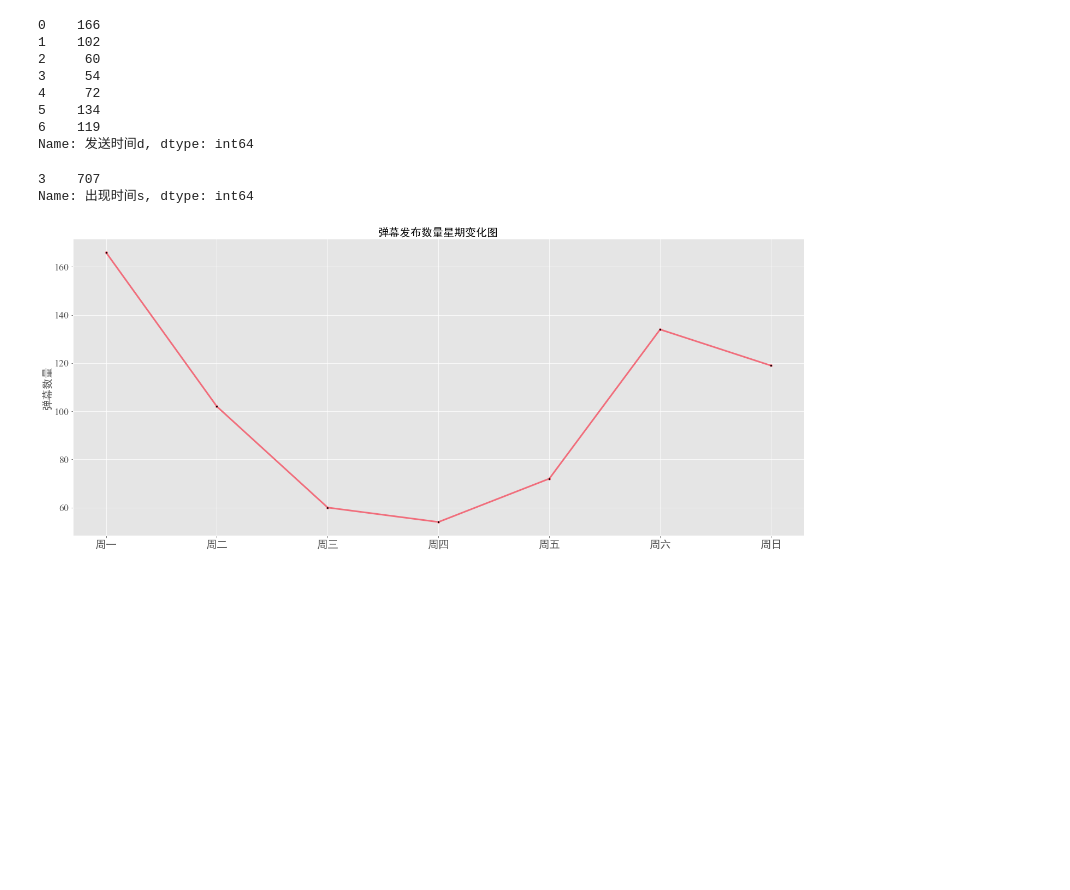
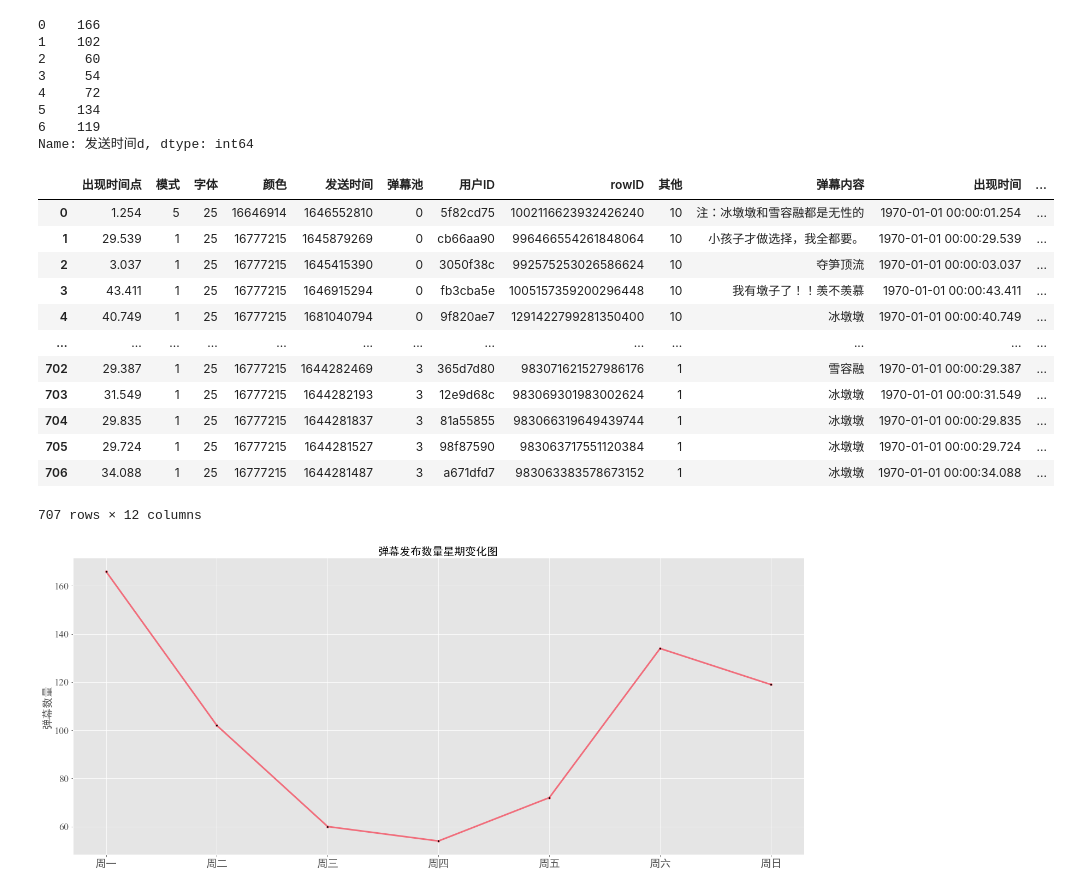
Before and after one commit to lmyljjljh/shujufenxi, a Jupyter notebook: 商务数据分析/2023.4.26-综合案例-B站爬取数据-冰墩墩-共享.ipynb, the cells around one changed output. Drawn from its saved outputs; the diff is of its cells as text; code cells hidden in the pictures; blank space fills up the shorter version.

```diff
--- a/商务数据分析/2023.4.26-综合案例-B站爬取数据-冰墩墩-共享.ipynb
+++ b/商务数据分析/2023.4.26-综合案例-B站爬取数据-冰墩墩-共享.ipynb
@@ -350,20 +353,31 @@ Name: 发送时间d, dtype: int64
 # %%
 comments['出现时间'] = pd.to_datetime(comments['出现时间点'],unit='s')
 comments['出现时间s'] = comments['出现时间'].dt.round('s')  #向下取整到秒：floor('s')，四舍五入到秒： round('s')
 comments['出现时间s'] = comments['出现时间s'].dt.dayofweek
 
-comments['出现时间s'].value_counts() #
+# comments['出现时间s'].value_counts() #
 
-# # 取前20个时间点，做折线图
+# # # 取前20个时间点，做折线图
 
-com_num = comments['出现时间s'].value_counts().sort_values(ascending=False)[:20]  #按数量排序找出前20个
-com_num   # com_num为折线图
-com_num = com_num.sort_index()  #按时间索引排序
-com_num
-# comments
+# com_num = comments['出现时间s'].value_counts().sort_values(ascending=False)[:20]  #按数量排序找出前20个
+# com_num   # com_num为折线图
+# com_num = com_num.sort_index()  #按时间索引排序
+# com_num
+comments
 # %% [output]
+|  | 出现时间点 | 模式 | 字体 | 颜色 | 发送时间 | 弹幕池 | 用户ID | rowID | 其他 | 弹幕内容 | 出现时间 | ... |
+| 0 | 1.254 | 5 | 25 | 16646914 | 1646552810 | 0 | 5f82cd75 | 1002116623932426240 | 10 | 注：冰墩墩和雪容融都是无性的 | 1970-01-01 00:00:01.254 | ... |
+| 1 | 29.539 | 1 | 25 | 16777215 | 1645879269 | 0 | cb66aa90 | 996466554261848064 | 10 | 小孩子才做选择，我全都要。 | 1970-01-01 00:00:29.539 | ... |
+| 2 | 3.037 | 1 | 25 | 16777215 | 1645415390 | 0 | 3050f38c | 992575253026586624 | 10 | 夺笋顶流 | 1970-01-01 00:00:03.037 | ... |
+| 3 | 43.411 | 1 | 25 | 16777215 | 1646915294 | 0 | fb3cba5e | 1005157359200296448 | 10 | 我有墩子了！！羡不羡慕 | 1970-01-01 00:00:43.411 | ... |
+| 4 | 40.749 | 1 | 25 | 16777215 | 1681040794 | 0 | 9f820ae7 | 1291422799281350400 | 10 | 冰墩墩 | 1970-01-01 00:00:40.749 | ... |
+| ... | ... | ... | ... | ... | ... | ... | ... | ... | ... | ... | ... | ... |
+| 702 | 29.387 | 1 | 25 | 16777215 | 1644282469 | 3 | 365d7d80 | 983071621527986176 | 1 | 雪容融 | 1970-01-01 00:00:29.387 | ... |
+| 703 | 31.549 | 1 | 25 | 16777215 | 1644282193 | 3 | 12e9d68c | 983069301983002624 | 1 | 冰墩墩 | 1970-01-01 00:00:31.549 | ... |
+| 704 | 29.835 | 1 | 25 | 16777215 | 1644281837 | 3 | 81a55855 | 983066319649439744 | 1 | 冰墩墩 | 1970-01-01 00:00:29.835 | ... |
+| 705 | 29.724 | 1 | 25 | 16777215 | 1644281527 | 3 | 98f87590 | 983063717551120384 | 1 | 冰墩墩 | 1970-01-01 00:00:29.724 | ... |
+| 706 | 34.088 | 1 | 25 | 16777215 | 1644281487 | 3 | a671dfd7 | 983063383578673152 | 1 | 冰墩墩 | 1970-01-01 00:00:34.088 | ... |
-3    707
-Name: 出现时间s, dtype: int64
+707 rows × 12 columns
 # %%
 import matplotlib.pyplot as plt
 
```
Also changed, not shown: parts of 1 cell of this notebook.
